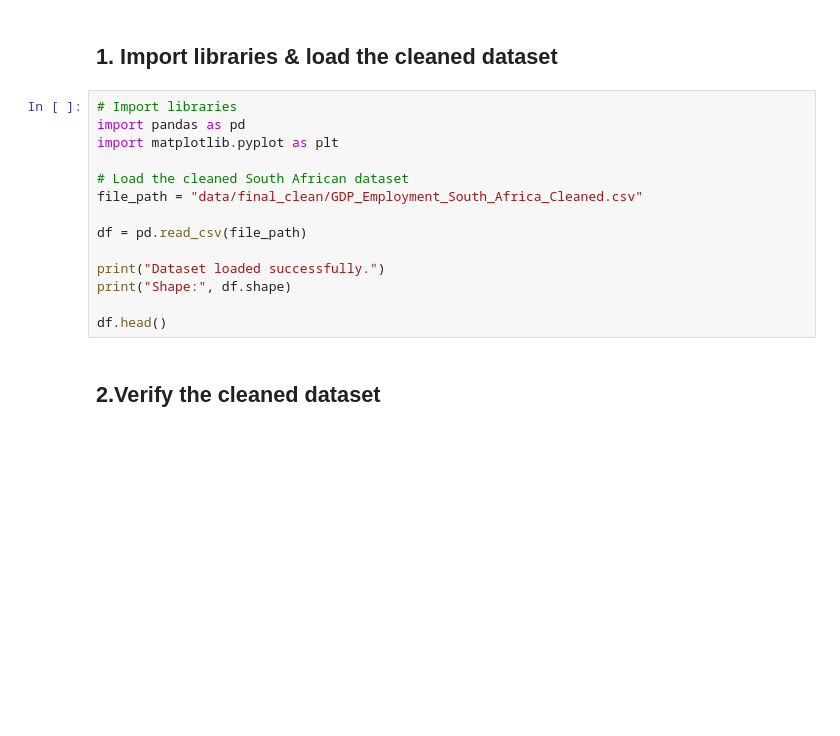
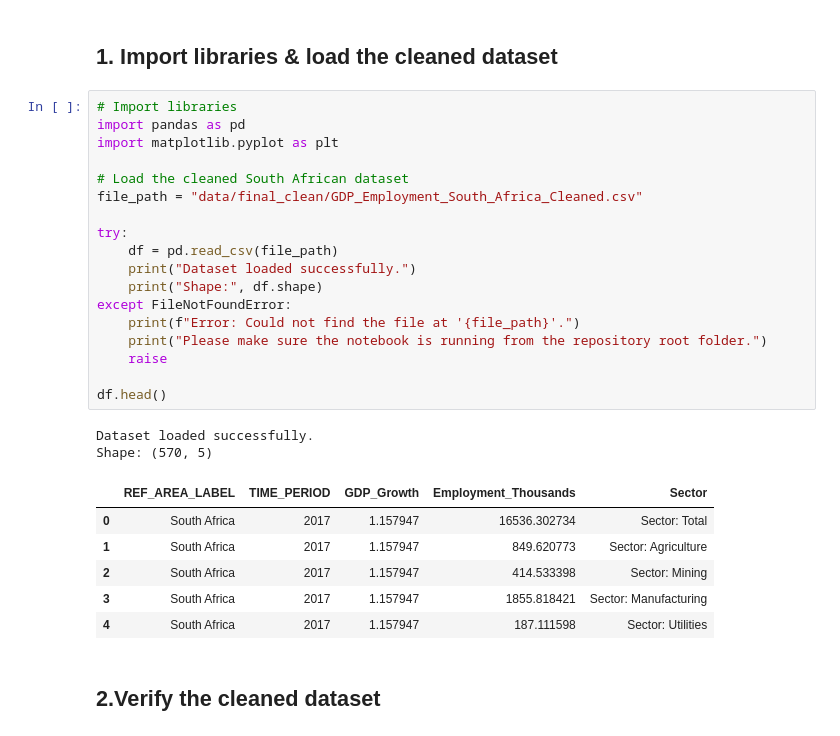
Before and after one commit to MaphallaKabelo1/NDTA631-Group-Assignment, a Jupyter notebook: GROUP_ASSIGNMENT_combined.ipynb, the cells around one changed output. Drawn from its saved outputs; the diff is of its cells as text; blank space fills up the shorter version.

Commit message:
Clean up duplicate code, merge conclusion sections, and add error handling to CSV load

```diff
--- a/GROUP_ASSIGNMENT_combined.ipynb
+++ b/GROUP_ASSIGNMENT_combined.ipynb
@@ -1387,17 +2101,30 @@ The analysis focuses on:
 # %%
 # Import libraries
 import pandas as pd
 import matplotlib.pyplot as plt
 
 # Load the cleaned South African dataset
 file_path = "data/final_clean/GDP_Employment_South_Africa_Cleaned.csv"
 
-df = pd.read_csv(file_path)
-
-print("Dataset loaded successfully.")
-print("Shape:", df.shape)
+try:
+    df = pd.read_csv(file_path)
+    print("Dataset loaded successfully.")
+    print("Shape:", df.shape)
+except FileNotFoundError:
+    print(f"Error: Could not find the file at '{file_path}'.")
+    print("Please make sure the notebook is running from the repository root folder.")
+    raise
 
 df.head()
+# %% [output]
+Dataset loaded successfully.
+Shape: (570, 5)
+|  | REF_AREA_LABEL | TIME_PERIOD | GDP_Growth | Employment_Thousands | Sector |
+| 0 | South Africa | 2017 | 1.157947 | 16536.302734 | Sector: Total |
+| 1 | South Africa | 2017 | 1.157947 | 849.620773 | Sector: Agriculture |
+| 2 | South Africa | 2017 | 1.157947 | 414.533398 | Sector: Mining |
+| 3 | South Africa | 2017 | 1.157947 | 1855.818421 | Sector: Manufacturing |
+| 4 | South Africa | 2017 | 1.157947 | 187.111598 | Sector: Utilities |
 # %% [markdown]
 ## 2.Verify the cleaned dataset
 # %%
```
Also changed, not shown: parts of 112 cells of this notebook.
